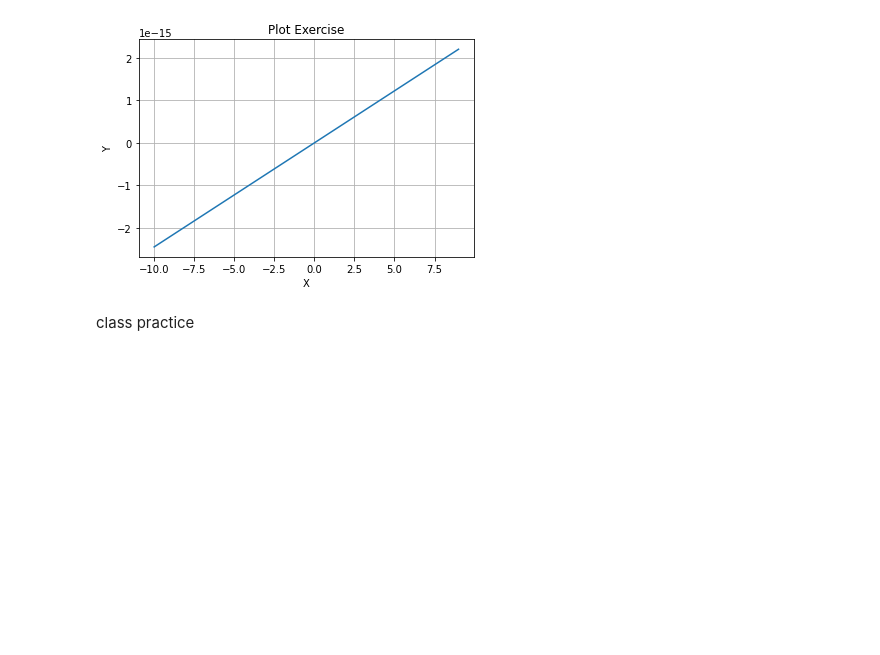
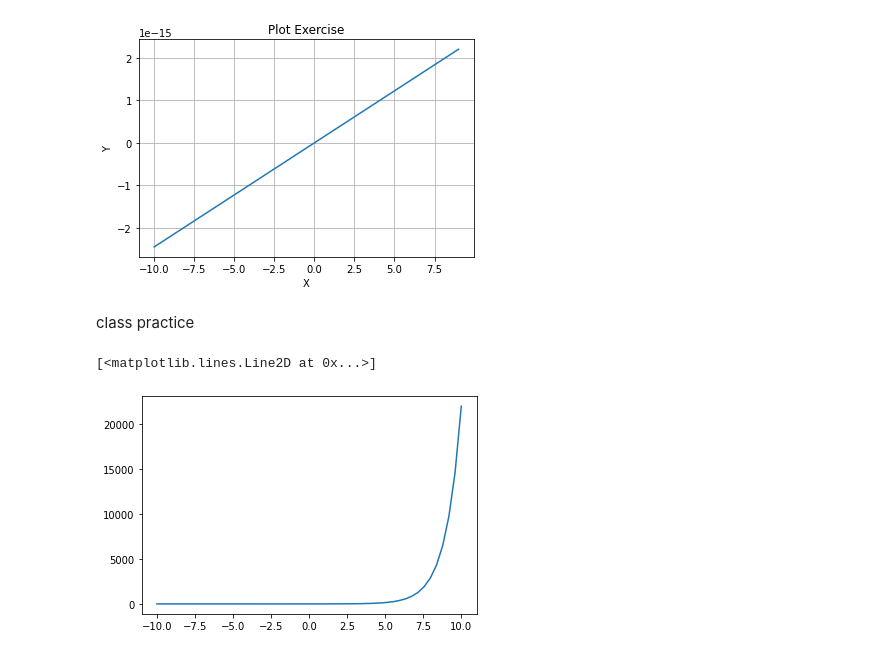
Before and after one commit to lexiwellen/Data-Science, a Jupyter notebook: Wellen_Lab_1.ipynb, the cells around one changed output. Drawn from its saved outputs; the diff is of its cells as text; code cells hidden in the pictures; blank space fills up the shorter version.

```diff
--- a/Wellen_Lab_1.ipynb
+++ b/Wellen_Lab_1.ipynb
@@ -388,0 +393,9 @@ class practice
+# %%
+e = 2.7182
+# %%
+y = e**x
+# %%
+plt.plot(x,y)
+# %% [output]
+[<matplotlib.lines.Line2D at 0x...>]
+[figure, added]
```
Also changed, not shown: parts of 8 cells of this notebook.
